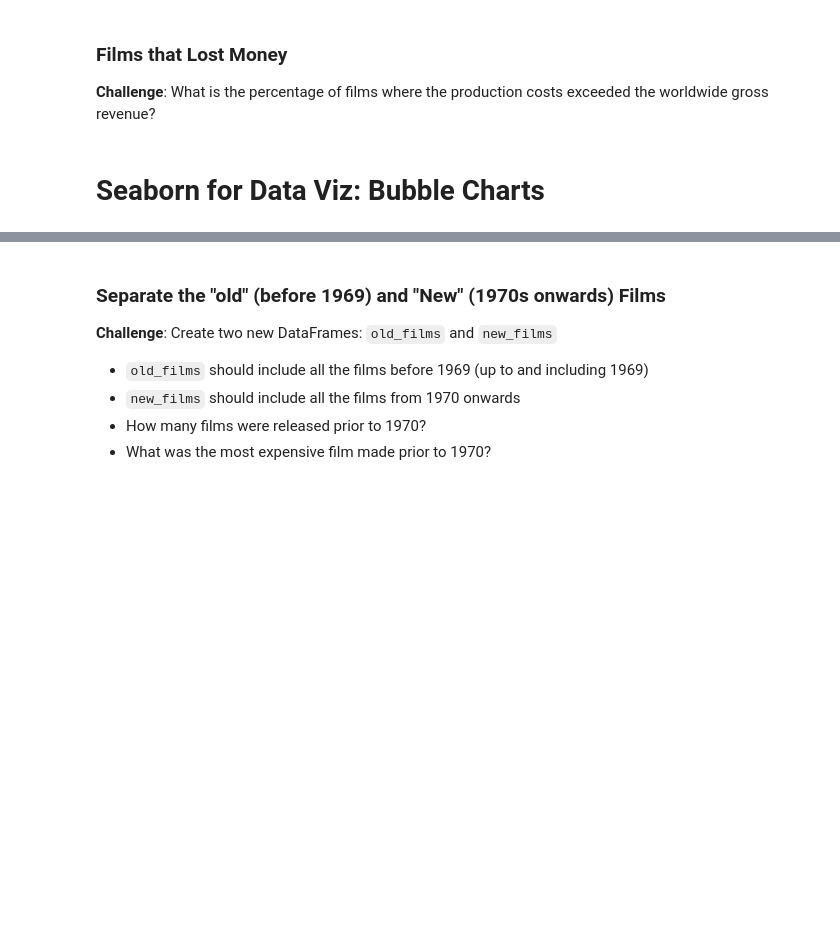
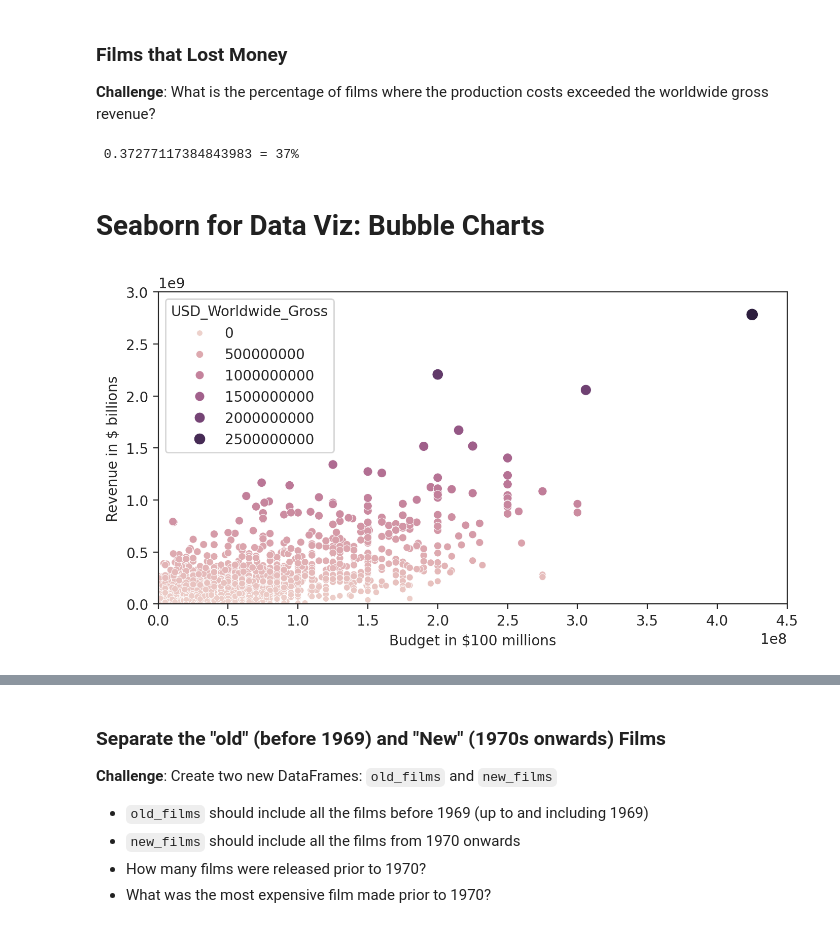
Before and after one commit to Abie221/seaborn-scikit_Budgeting, a Jupyter notebook: Seaborn_and_Linear_Regression_(start).ipynb, the cells around one changed output, grey strips where cells are left out. Saved outputs shown, nothing was run; the diff lists cells and outputs as text; code cells hidden in the pictures; blank space fills up the shorter version.

```diff
--- a/Seaborn_and_Linear_Regression_(start).ipynb
+++ b/Seaborn_and_Linear_Regression_(start).ipynb
@@ -199,0 +240,3 @@ scrape_date = pd.Timestamp('2018-5-1')
+# %%
+data_clean = data.query('Release_Date < @scrape_date ')
+data_clean
@@ -202,8 +259,31 @@ scrape_date = pd.Timestamp('2018-5-1')
 
 **Challenge**:
 What is the percentage of films where the production costs exceeded the worldwide gross revenue?
+# %%
+money_losing = data_clean.query('USD_Production_Budget > USD_Worldwide_Gross')
+print(f' {money_losing.shape[0]/data_clean.shape[0]} = 37%')
+# %% [output]
+ 0.37277117384843983 = 37%
 # %% [markdown]
 # Seaborn for Data Viz: Bubble Charts
+# %%
+plt.figure(figsize=(8,4), dpi=200)
+
+with sns.axes_style('ticks'):
+       ax = sns.scatterplot(data=data_clean,
+                     x='USD_Production_Budget',
+                     y='USD_Worldwide_Gross',
+                     hue='USD_Worldwide_Gross', # colour
+                     size='USD_Worldwide_Gross',) # dot size)
+
+ax.set(ylim=(0, 3000000000),
+       xlim=(0, 450000000),
+       ylabel='Revenue in $ billions',
+       xlabel='Budget in $100 millions')
+
+plt.show()
+# %% [output]
+[figure, added]
 # %% [markdown]
 ### Plotting Movie Releases over Time
 
```
Also changed, not shown: parts of 10 cells of this notebook.
